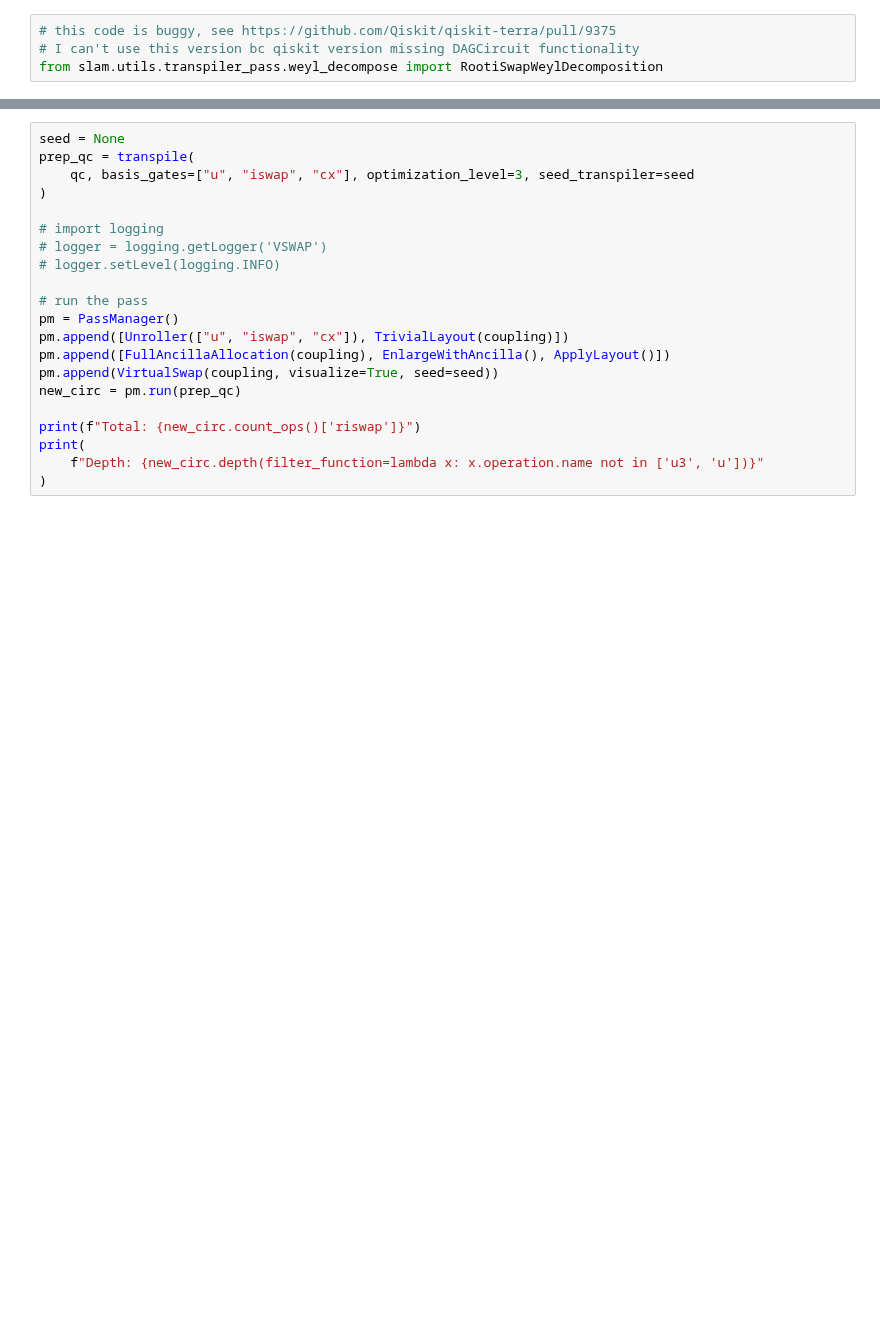
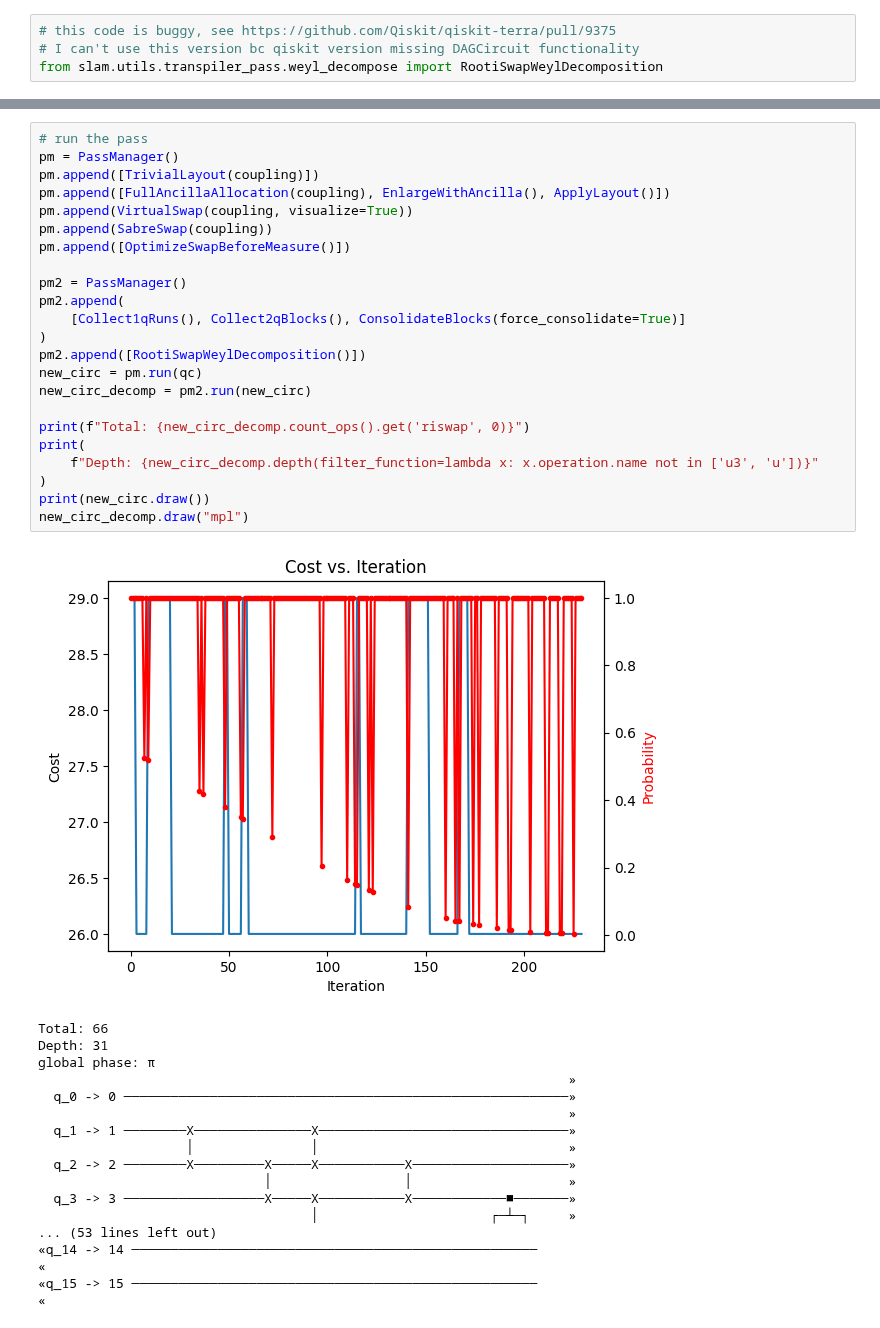
Before and after one commit to Pitt-JonesLab/mirror-gates, a Jupyter notebook: src/virtual_swap/scripts/main.ipynb, the cells around one changed output, grey strips where cells are left out. Drawn from its saved outputs; the diff is of its cells as text; blank space fills up the shorter version.

```diff
--- a/src/virtual_swap/scripts/main.ipynb
+++ b/src/virtual_swap/scripts/main.ipynb
@@ -89,21 +101,42 @@ Depth: 22
 # %%
-seed = None
-prep_qc = transpile(
-    qc, basis_gates=["u", "iswap", "cx"], optimization_level=3, seed_transpiler=seed
-)
-
-# import logging
-# logger = logging.getLogger('VSWAP')
-# logger.setLevel(logging.INFO)
-
 # run the pass
 pm = PassManager()
-pm.append([Unroller(["u", "iswap", "cx"]), TrivialLayout(coupling)])
+pm.append([TrivialLayout(coupling)])
 pm.append([FullAncillaAllocation(coupling), EnlargeWithAncilla(), ApplyLayout()])
-pm.append(VirtualSwap(coupling, visualize=True, seed=seed))
-new_circ = pm.run(prep_qc)
+pm.append(VirtualSwap(coupling, visualize=True))
+pm.append(SabreSwap(coupling))
+pm.append([OptimizeSwapBeforeMeasure()])
 
-print(f"Total: {new_circ.count_ops()['riswap']}")
+pm2 = PassManager()
+pm2.append(
+    [Collect1qRuns(), Collect2qBlocks(), ConsolidateBlocks(force_consolidate=True)]
+)
+pm2.append([RootiSwapWeylDecomposition()])
+new_circ = pm.run(qc)
+new_circ_decomp = pm2.run(new_circ)
+
+print(f"Total: {new_circ_decomp.count_ops().get('riswap', 0)}")
 print(
-    f"Depth: {new_circ.depth(filter_function=lambda x: x.operation.name not in ['u3', 'u'])}"
+    f"Depth: {new_circ_decomp.depth(filter_function=lambda x: x.operation.name not in ['u3', 'u'])}"
 )
+print(new_circ.draw())
+new_circ_decomp.draw("mpl")
+# %% [output]
+[figure, added]
+Total: 66
+Depth: 31
+global phase: π
+                                                                    »
+  q_0 -> 0 ─────────────────────────────────────────────────────────»
+                                                                    »
+  q_1 -> 1 ────────X───────────────X────────────────────────────────»
+                   │               │                                »
+  q_2 -> 2 ────────X─────────X─────X───────────X────────────────────»
+                             │                 │                    »
+  q_3 -> 3 ──────────────────X─────X───────────X────────────■───────»
+                                   │                      ┌─┴─┐     »
+... (53 lines left out)
+«q_14 -> 14 ────────────────────────────────────────────────────
+«
+«q_15 -> 15 ────────────────────────────────────────────────────
+«
```
Also changed, not shown: parts of 13 cells of this notebook, 3 other files.
